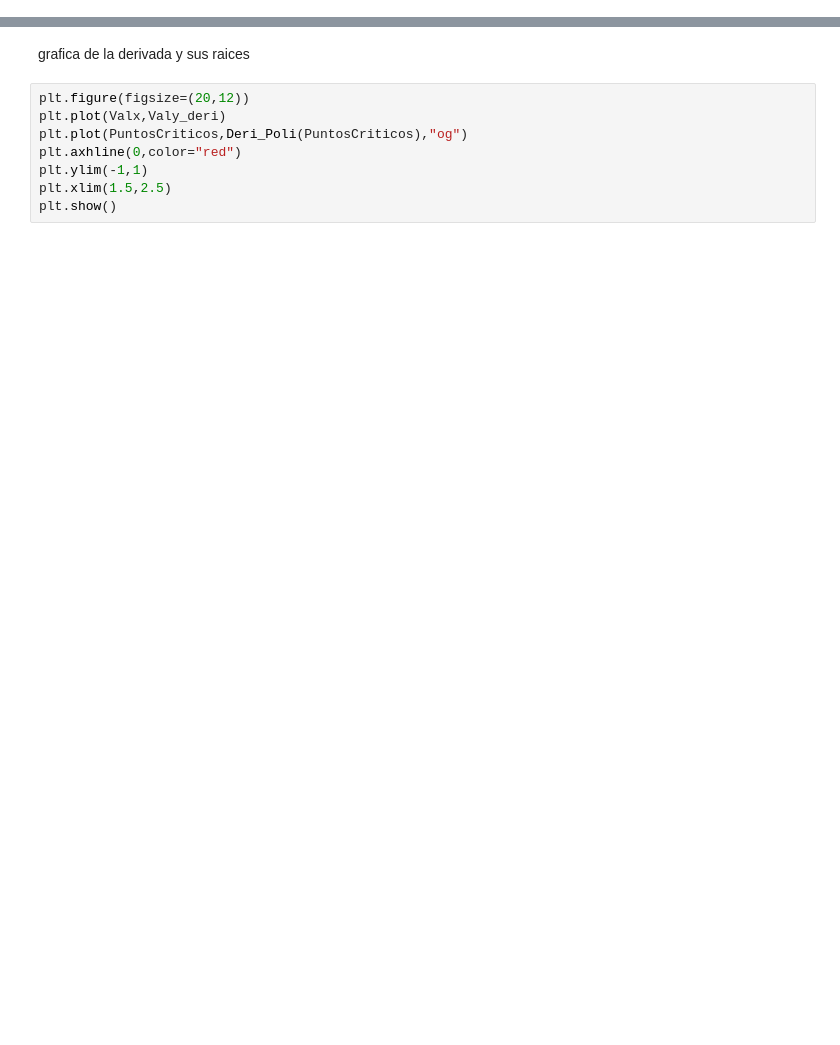
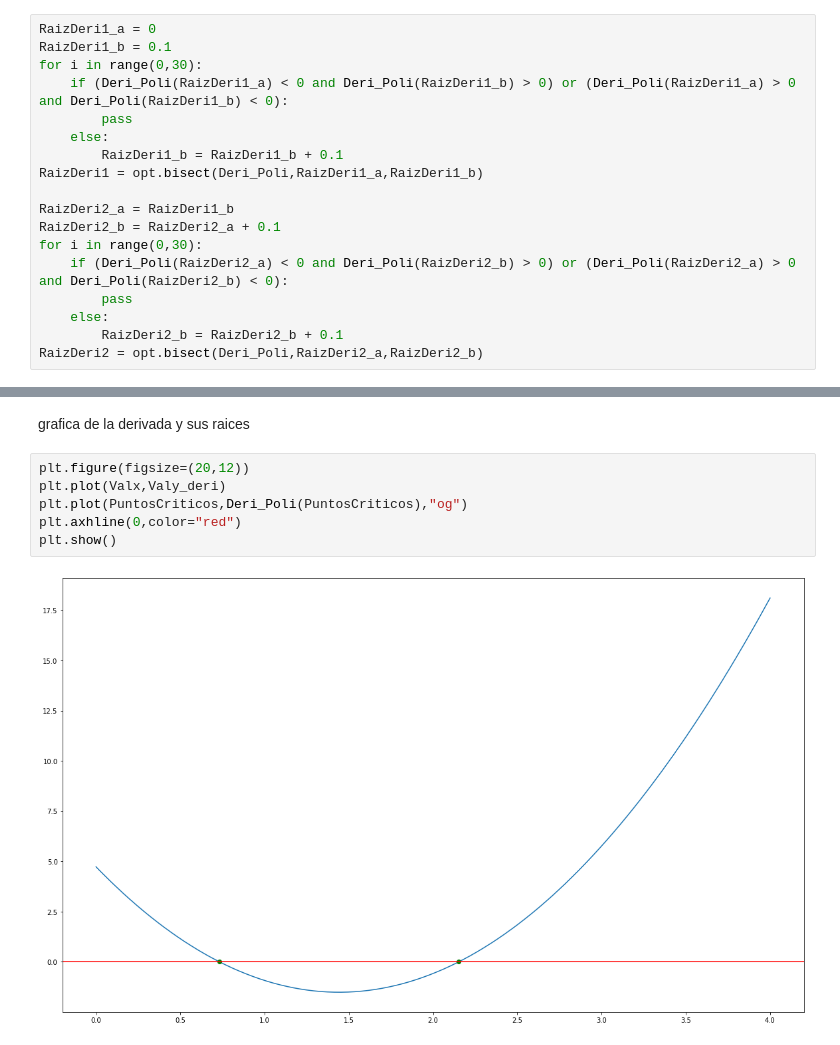
Before and after one commit to Yoposk/PrimerExamen, a Jupyter notebook: Examen_1_MC.ipynb, the cells around one changed output, grey strips where cells are left out. Cells and saved outputs as stored; diff of their text form; blank space fills up the shorter version.

```diff
--- a/Examen_1_MC.ipynb
+++ b/Examen_1_MC.ipynb
@@ -200,0 +218,18 @@ RaizDeri2 = opt.bisect(Deri_Poli,RaizDeri2_a,RaizDeri2_b)
+# %%
+RaizDeri1_a = 0
+RaizDeri1_b = 0.1
+for i in range(0,30):
+    if (Deri_Poli(RaizDeri1_a) < 0 and Deri_Poli(RaizDeri1_b) > 0) or (Deri_Poli(RaizDeri1_a) > 0 and Deri_Poli(RaizDeri1_b) < 0):
+        pass
+    else:
+        RaizDeri1_b = RaizDeri1_b + 0.1
+RaizDeri1 = opt.bisect(Deri_Poli,RaizDeri1_a,RaizDeri1_b)
+
+RaizDeri2_a = RaizDeri1_b
+RaizDeri2_b = RaizDeri2_a + 0.1
+for i in range(0,30):
+    if (Deri_Poli(RaizDeri2_a) < 0 and Deri_Poli(RaizDeri2_b) > 0) or (Deri_Poli(RaizDeri2_a) > 0 and Deri_Poli(RaizDeri2_b) < 0):
+        pass
+    else:
+        RaizDeri2_b = RaizDeri2_b + 0.1
+RaizDeri2 = opt.bisect(Deri_Poli,RaizDeri2_a,RaizDeri2_b)
@@ -239,8 +292,8 @@ grafica de la derivada y sus raices
 # %%
 plt.figure(figsize=(20,12))
 plt.plot(Valx,Valy_deri)
 plt.plot(PuntosCriticos,Deri_Poli(PuntosCriticos),"og")
 plt.axhline(0,color="red")
-plt.ylim(-1,1)
-plt.xlim(1.5,2.5)
 plt.show()
+# %% [output]
+[figure, added]
```
Also changed, not shown: parts of 21 cells of this notebook.
